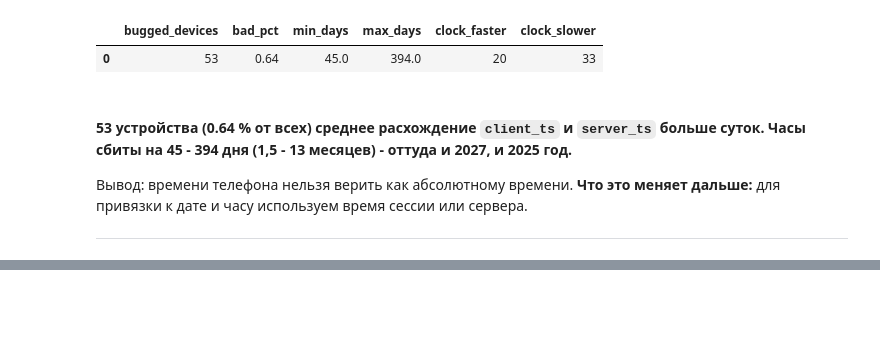
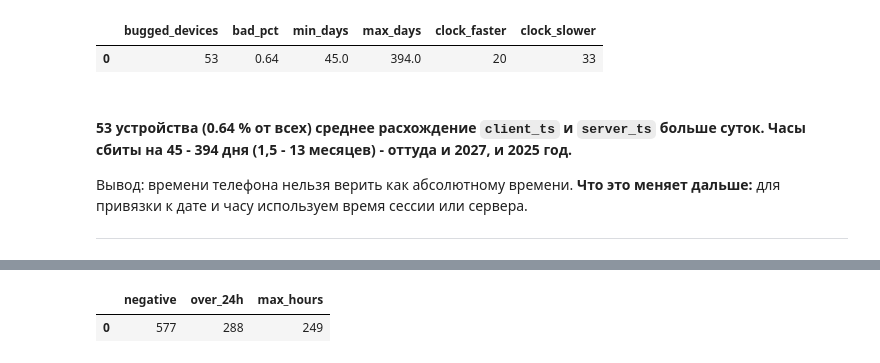
Before and after one commit to AltermaRRinuz/tezgo-product-analytics, a Jupyter notebook: notebooks/01_data_quality.ipynb, the cells around one changed output, grey strips where cells are left out. Cells and saved outputs as stored; diff of their text form; code cells hidden in the pictures; blank space fills up the shorter version.

```diff
--- a/notebooks/01_data_quality.ipynb
+++ b/notebooks/01_data_quality.ipynb
@@ -590,0 +594,11 @@ WHERE ABS(avg_diff_days) > 1;
+# %%
+query('''
+SELECT
+      SUM(duration_ms < 0)          AS negative,
+      SUM(duration_ms > 86400000)   AS over_24h,
+      MAX(duration_ms) / 3600000.0    AS max_hours
+FROM screen_views;
+''')
+# %% [output]
+|  | negative | over_24h | max_hours |
+| 0 | 577 | 288 | 249 |
```
Also changed, not shown: parts of 2 cells of this notebook, 1 other file.
